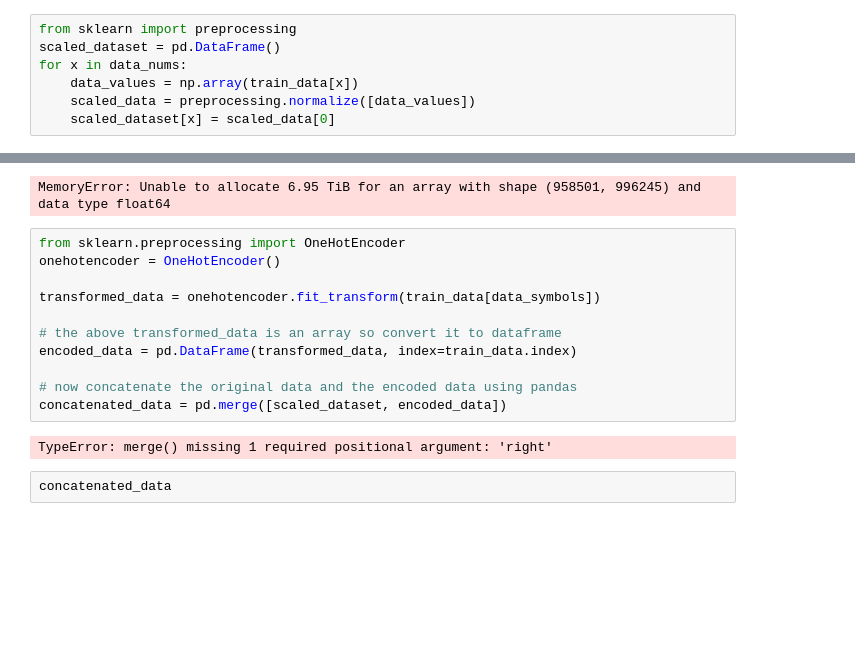
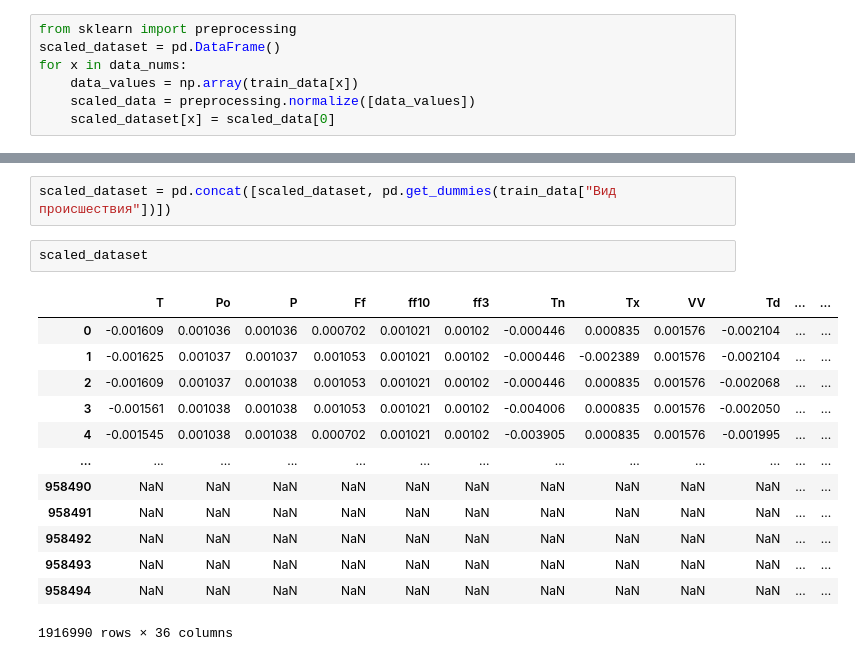
Before and after one commit to Terrorick2020/Projects, a Jupyter notebook: Predicting_hazards/Dataset.ipynb, the cells around one changed output, grey strips where cells are left out. Drawn from its saved outputs; the diff is of its cells as text; blank space fills up the shorter version.

```diff
--- a/Predicting_hazards/Dataset.ipynb
+++ b/Predicting_hazards/Dataset.ipynb
@@ -100,18 +124,18 @@ Index(['Unnamed: 0', 'Время происшествий', 'T', 'Po', 'P', 'DD'
 # %%
+scaled_dataset = pd.concat([scaled_dataset, pd.get_dummies(train_data["Вид происшествия"])])
-# %% [output]
-MemoryError: Unable to allocate 6.95 TiB for an array with shape (958501, 996245) and data type float64
-# %%
-from sklearn.preprocessing import OneHotEncoder
-onehotencoder = OneHotEncoder()
-
-transformed_data = onehotencoder.fit_transform(train_data[data_symbols])
-
-# the above transformed_data is an array so convert it to dataframe
-encoded_data = pd.DataFrame(transformed_data, index=train_data.index)
-
-# now concatenate the original data and the encoded data using pandas
-concatenated_data = pd.merge([scaled_dataset, encoded_data])
-# %% [output]
-TypeError: merge() missing 1 required positional argument: 'right'
-# %%
-concatenated_data
+# %%
+scaled_dataset
+# %% [output]
+|  | T | Po | P | Ff | ff10 | ff3 | Tn | Tx | VV | Td | ... | ... |
+| 0 | -0.001609 | 0.001036 | 0.001036 | 0.000702 | 0.001021 | 0.00102 | -0.000446 | 0.000835 | 0.001576 | -0.002104 | ... | ... |
+| 1 | -0.001625 | 0.001037 | 0.001037 | 0.001053 | 0.001021 | 0.00102 | -0.000446 | -0.002389 | 0.001576 | -0.002104 | ... | ... |
+| 2 | -0.001609 | 0.001037 | 0.001038 | 0.001053 | 0.001021 | 0.00102 | -0.000446 | 0.000835 | 0.001576 | -0.002068 | ... | ... |
+| 3 | -0.001561 | 0.001038 | 0.001038 | 0.001053 | 0.001021 | 0.00102 | -0.004006 | 0.000835 | 0.001576 | -0.002050 | ... | ... |
+| 4 | -0.001545 | 0.001038 | 0.001038 | 0.000702 | 0.001021 | 0.00102 | -0.003905 | 0.000835 | 0.001576 | -0.001995 | ... | ... |
+| ... | ... | ... | ... | ... | ... | ... | ... | ... | ... | ... | ... | ... |
+| 958490 | NaN | NaN | NaN | NaN | NaN | NaN | NaN | NaN | NaN | NaN | ... | ... |
+| 958491 | NaN | NaN | NaN | NaN | NaN | NaN | NaN | NaN | NaN | NaN | ... | ... |
+| 958492 | NaN | NaN | NaN | NaN | NaN | NaN | NaN | NaN | NaN | NaN | ... | ... |
+| 958493 | NaN | NaN | NaN | NaN | NaN | NaN | NaN | NaN | NaN | NaN | ... | ... |
+| 958494 | NaN | NaN | NaN | NaN | NaN | NaN | NaN | NaN | NaN | NaN | ... | ... |
+1916990 rows × 36 columns
```
Also changed, not shown: parts of 8 cells of this notebook, 3 other files.
